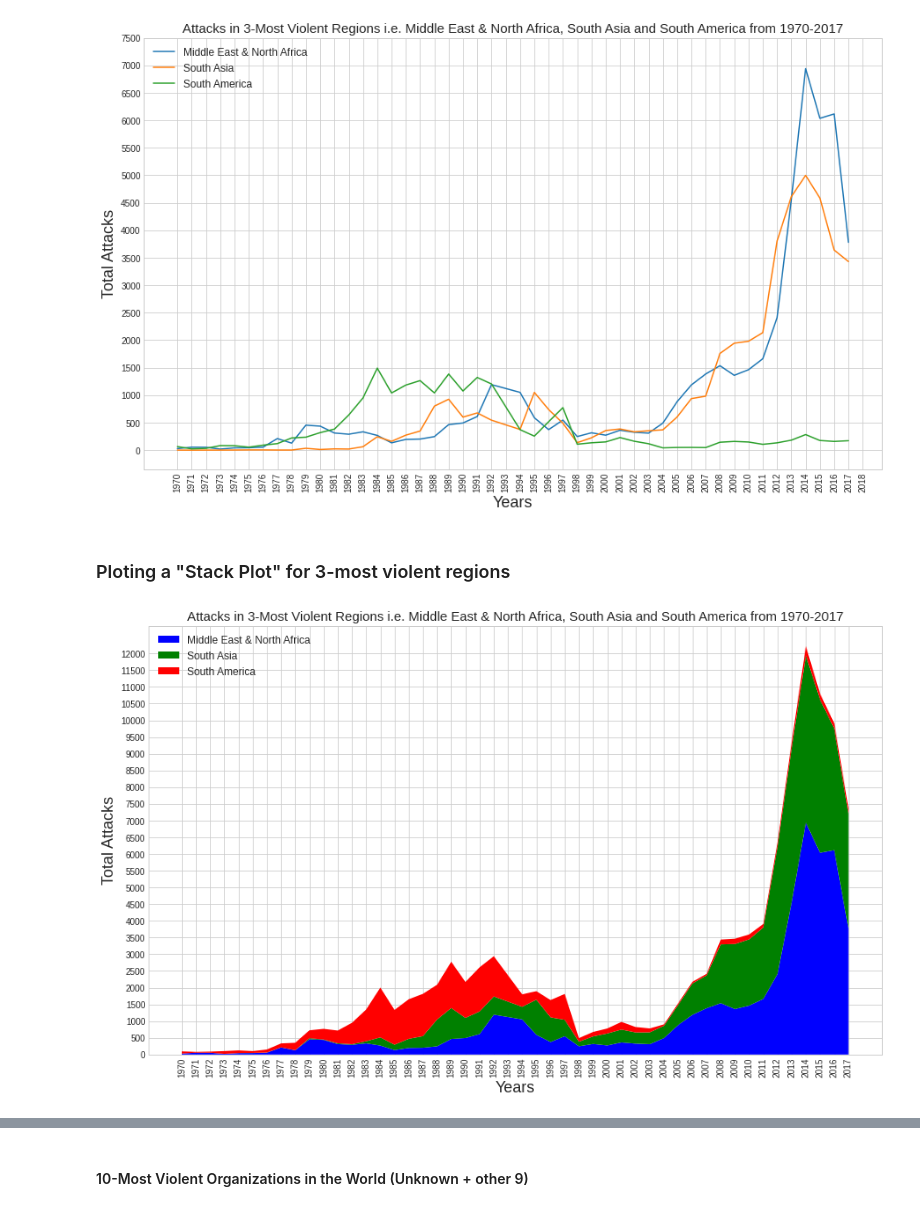
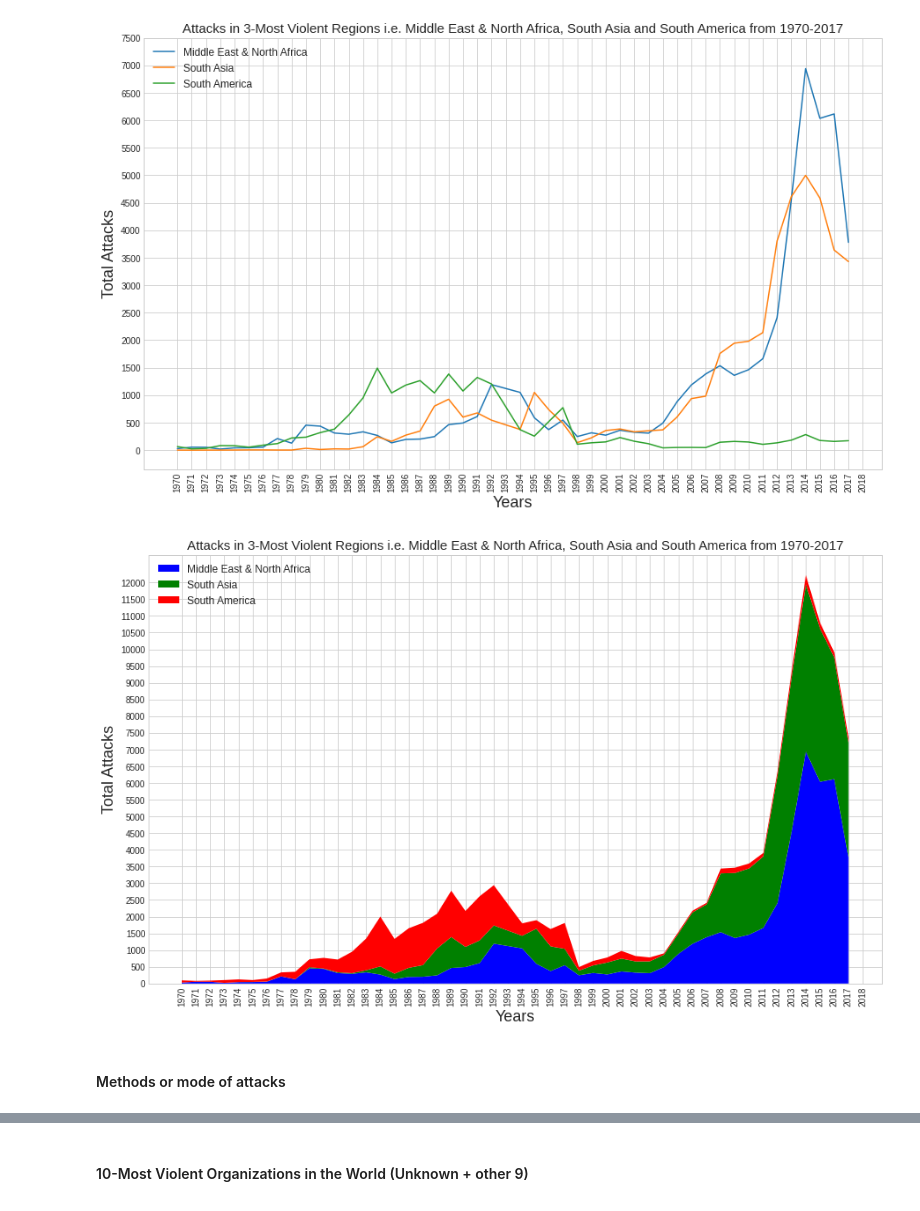
Before and after one commit to chvikas/global-terrorism-analysis, a Jupyter notebook: Global_Terrorism_Analysis_Capstone_Project.ipynb, the cells around one changed output, grey strips where cells are left out. Saved outputs shown, nothing was run; the diff lists cells and outputs as text; code cells hidden in the pictures.

```diff
--- a/Global_Terrorism_Analysis_Capstone_Project.ipynb
+++ b/Global_Terrorism_Analysis_Capstone_Project.ipynb
@@ -65,8 +65,8 @@ memory usage: 187.1+ MB
 # Creating a column dictionary to rename the required columns
 
 column_dict = {'iyear':'Year','country_txt':'Country','provstate':'State','city':'City','region_txt':'Region',
-               'attacktype1_txt':'Attack', 'targtype1_txt':'Target', 'gname': 'Group_Name', 'motive':'Motive',
-               'weaptype1_txt':'Weapon', 'nkill':'Death', 'nkillter': 'Perpetrator_Death', 'nwound':'Wounded', 'nwoundte':'Perpetrator_Wounded','propextent_txt':'Property', 'ransomamt':'Ransom_Amt'}
+               'attacktype1_txt':'Attack', 'targtype1_txt':'Target', 'gname': 'Group_Name',
+               'weaptype1_txt':'Weapon', 'nkill':'Death', 'nkillter': 'Perpetrator_Death', 'nwound':'Wounded', 'nwoundte':'Perpetrator_Wounded', 'ransomamt':'Ransom_Amt'}
 # %%
 # Renaming the columns
 gt_df.rename(columns = column_dict, inplace = True)
@@ -128,12 +128,10 @@ memory usage: 22.2+ MB
 # Filling the NaN values of the columns
 gt_df['State'].fillna('Unknown', inplace=True)
 gt_df['City'].fillna('Unknown', inplace=True)
-gt_df['Motive'].fillna('Unknown', inplace=True)
 gt_df['Death'].fillna(0, inplace=True)
 gt_df['Perpetrator_Death'].fillna(0, inplace=True)
 gt_df['Wounded'].fillna(0, inplace=True)
 gt_df['Perpetrator_Wounded'].fillna(0, inplace=True)
-gt_df['Property'].fillna('Unknown', inplace=True)
 gt_df['Ransom_Amt'].fillna(0, inplace=True)
 # %%
 # Checking if any 'NaN' value now
@@ -386,8 +386,6 @@ plt.xticks(rotation=90)
 plt.show()
 # %% [output]
 [figure]
-# %% [markdown]
-### Ploting a "Stack Plot" for 3-most violent regions
 # %%
 # Getting all the required lists
 three_violent_regions_list = list(three_violent_regions.index)
@@ -397,18 +395,20 @@ South_America_Attacks_list = list(three_violent_regions['South_America_Attacks']
 # %%
 # Stack plot
 plt.figure(figsize=(15,9))
 labels = ['Middle East & North Africa','South Asia','South America']
 colors = ['b','g','r']
 plt.stackplot(three_violent_regions_list, Middle_East_and_North_Africa_Attacks_list, South_Asia_Attacks_list, South_America_Attacks_list, labels=labels, colors=colors)
 plt.legend(loc='upper left', fontsize=12)
 plt.title("Attacks in 3-Most Violent Regions i.e. Middle East & North Africa, South Asia and South America from 1970-2017", fontsize=15)
 plt.xlabel('Years', fontsize=18)
 plt.ylabel('Total Attacks', fontsize=18)
 plt.xticks(rotation=90)
-plt.xticks(np.arange(1970,2018,1))
+plt.xticks(np.arange(1970,2019,1))
 plt.yticks(np.arange(0,12500,500))
 
 plt.xticks(rotation=90)
 plt.show()
 # %% [output]
-[figure, old version]
+[figure, new version]
+# %% [markdown]
+#### Methods or mode of attacks
```
Also changed, not shown: parts of 70 cells of this notebook.
